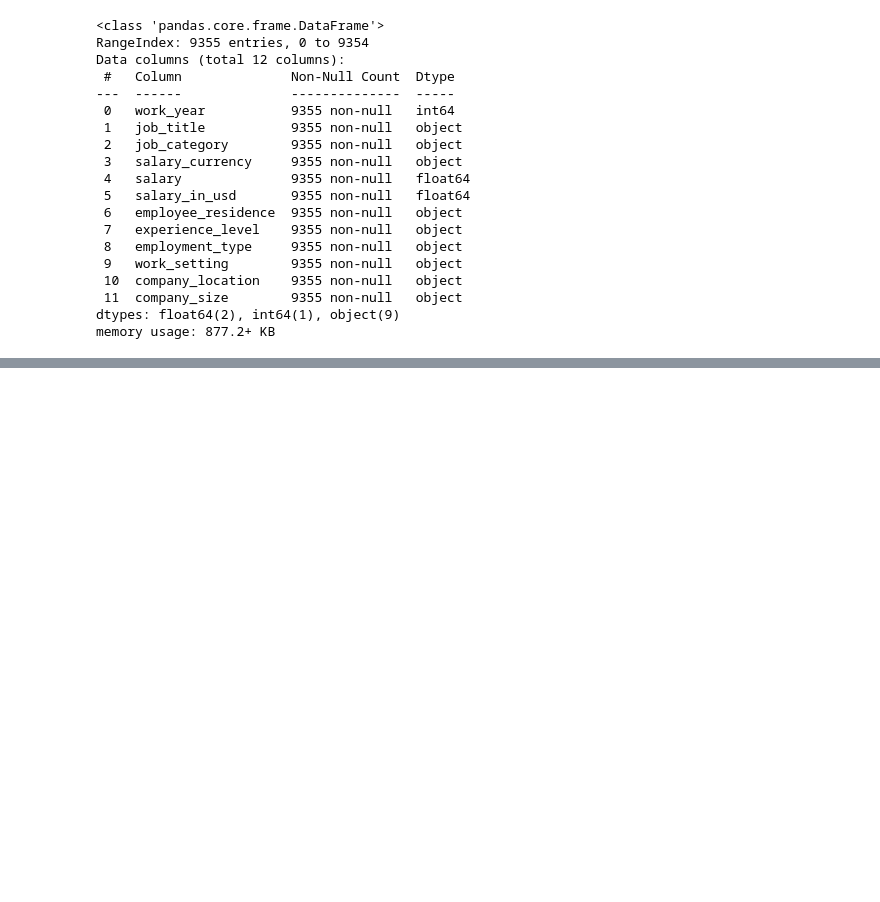
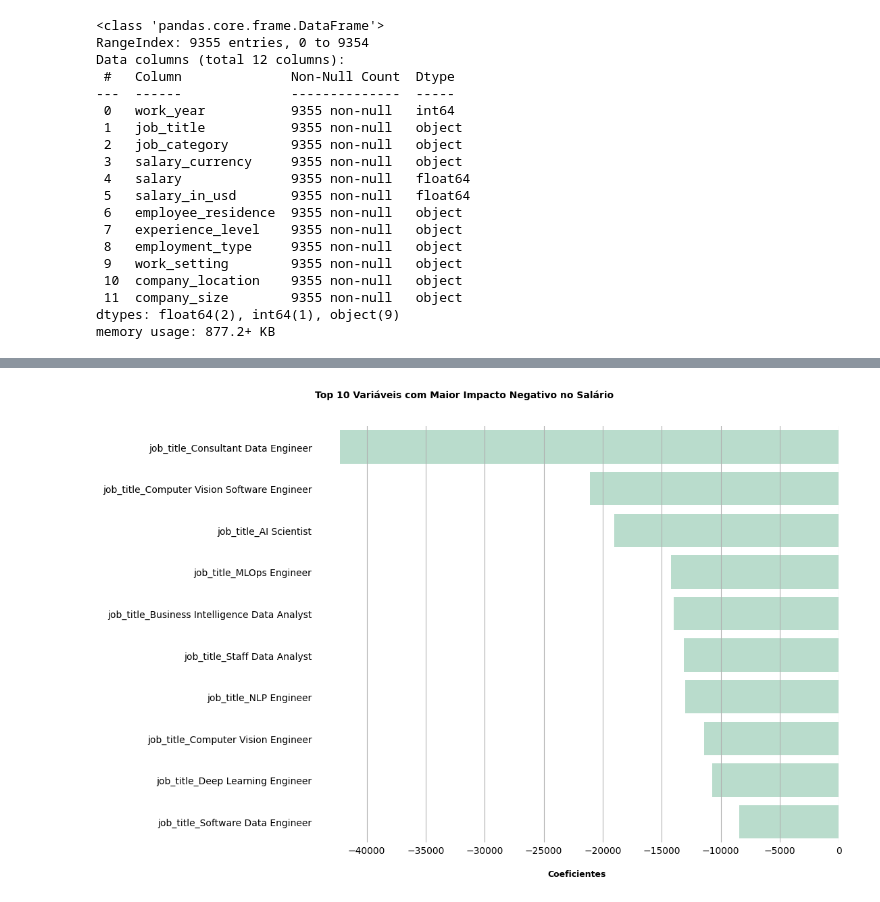
Before and after one commit to ricardo-paganini/data-salaries-analysis, a Jupyter notebook: data-salaries-analysis.ipynb, the cells around one changed output, grey strips where cells are left out. Saved outputs shown, nothing was run; the diff lists cells and outputs as text; code cells hidden in the pictures; blank space fills up the shorter version.

```diff
--- a/data-salaries-analysis.ipynb
+++ b/data-salaries-analysis.ipynb
@@ -489,0 +769,12 @@ df_encoded.head()
+# %%
+plt.figure(figsize=(10,8))
+sns.barplot(x="Coeficiente", y="Variável", data=bottom_coef)
+plt.title("Top 10 Variáveis com Maior Impacto Negativo no Salário", fontsize=10, fontweight='bold',pad=30,loc='left')
+plt.box(False)
+plt.grid(True, axis='x')
+plt.ylabel('')
+plt.xlabel('Coeficientes', fontsize=9, fontweight='semibold', labelpad=15)
+plt.tick_params(axis='both', length=0)
+plt.show()
+# %% [output]
+[figure, added]
```
Also changed, not shown: parts of 11 cells of this notebook.
